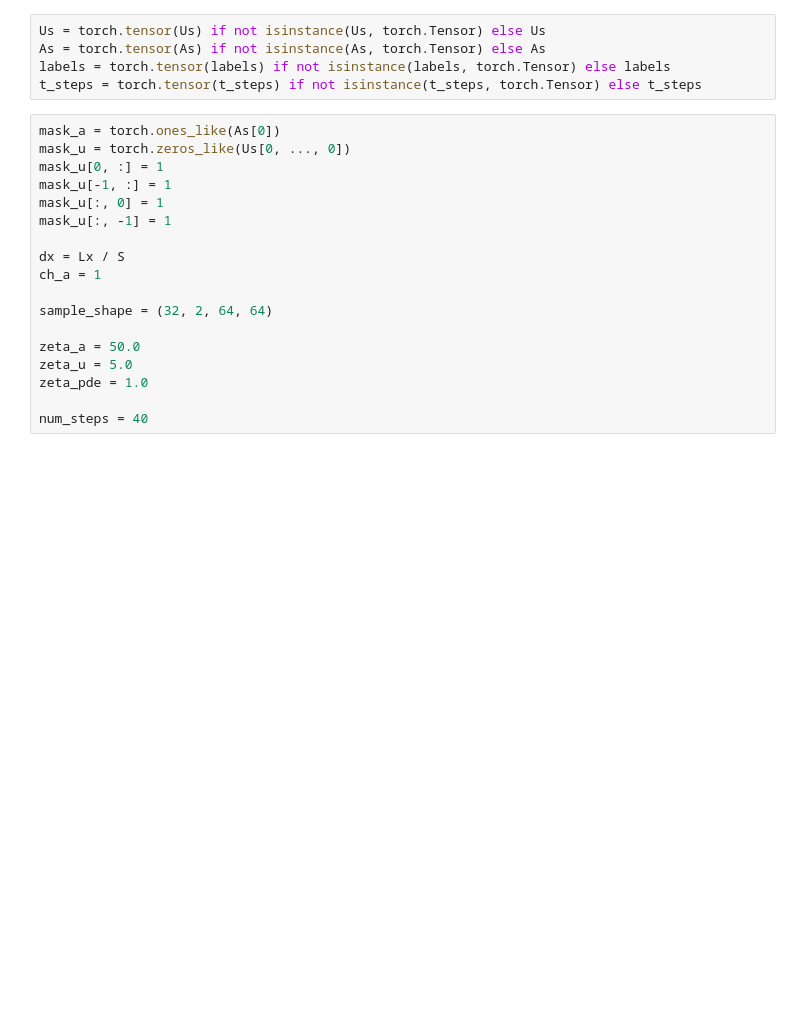
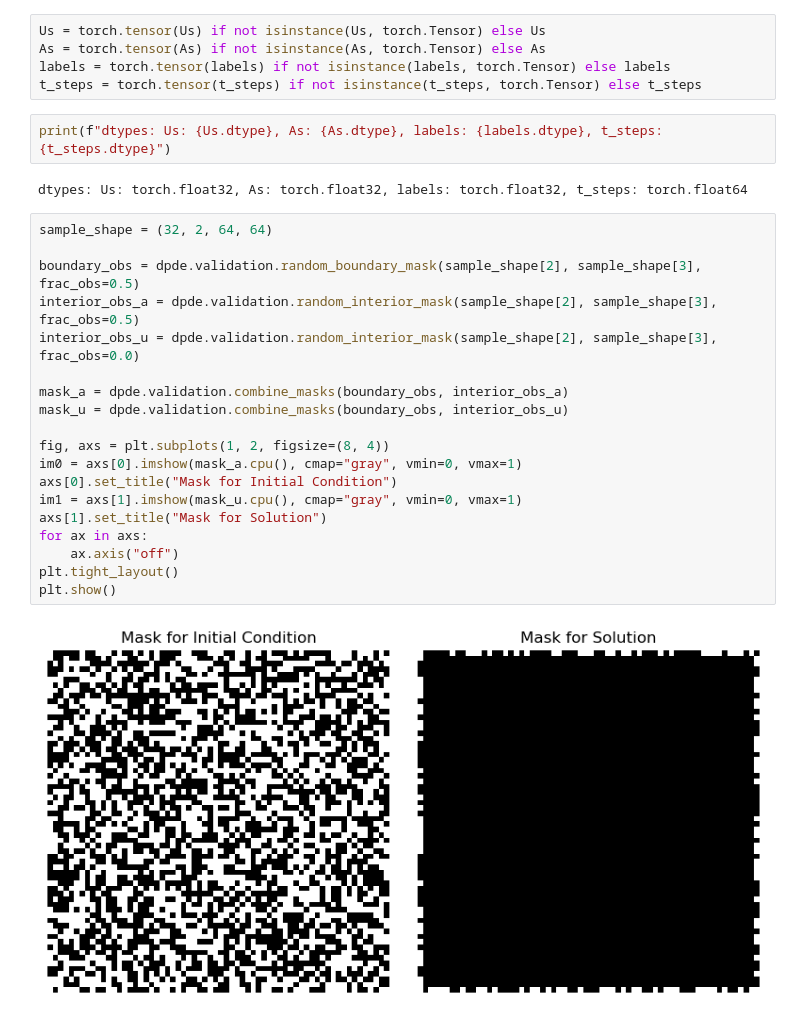
Before and after one commit to cmt-dtu-energy/dynamical-pde-diffusion, a Jupyter notebook: notebooks/02_validation.ipynb, the cells around one changed output. Cells and saved outputs as stored; diff of their text form; blank space fills up the shorter version.

```diff
--- a/notebooks/02_validation.ipynb
+++ b/notebooks/02_validation.ipynb
@@ -99,21 +151,28 @@ Us = torch.tensor(Us) if not isinstance(Us, torch.Tensor) else Us
 As = torch.tensor(As) if not isinstance(As, torch.Tensor) else As
 labels = torch.tensor(labels) if not isinstance(labels, torch.Tensor) else labels
 t_steps = torch.tensor(t_steps) if not isinstance(t_steps, torch.Tensor) else t_steps
+# %%
+print(f"dtypes: Us: {Us.dtype}, As: {As.dtype}, labels: {labels.dtype}, t_steps: {t_steps.dtype}")
+# %% [output]
+dtypes: Us: torch.float32, As: torch.float32, labels: torch.float32, t_steps: torch.float64
 # %%
-mask_a = torch.ones_like(As[0])
-mask_u = torch.zeros_like(Us[0, ..., 0])
-mask_u[0, :] = 1
-mask_u[-1, :] = 1
-mask_u[:, 0] = 1
-mask_u[:, -1] = 1
-
-dx = Lx / S
-ch_a = 1
-
 sample_shape = (32, 2, 64, 64)
 
-zeta_a = 50.0
-zeta_u = 5.0
-zeta_pde = 1.0
+boundary_obs = dpde.validation.random_boundary_mask(sample_shape[2], sample_shape[3], frac_obs=0.5)
+interior_obs_a = dpde.validation.random_interior_mask(sample_shape[2], sample_shape[3], frac_obs=0.5)
+interior_obs_u = dpde.validation.random_interior_mask(sample_shape[2], sample_shape[3], frac_obs=0.0)
 
-num_steps = 40
+mask_a = dpde.validation.combine_masks(boundary_obs, interior_obs_a)
+mask_u = dpde.validation.combine_masks(boundary_obs, interior_obs_u)
+
+fig, axs = plt.subplots(1, 2, figsize=(8, 4))
+im0 = axs[0].imshow(mask_a.cpu(), cmap="gray", vmin=0, vmax=1)
+axs[0].set_title("Mask for Initial Condition")
+im1 = axs[1].imshow(mask_u.cpu(), cmap="gray", vmin=0, vmax=1)
+axs[1].set_title("Mask for Solution")
+for ax in axs:
+    ax.axis("off")
+plt.tight_layout()
+plt.show()
+# %% [output]
+[figure, added]
```
Also changed, not shown: parts of 19 cells of this notebook, 19 other files.
